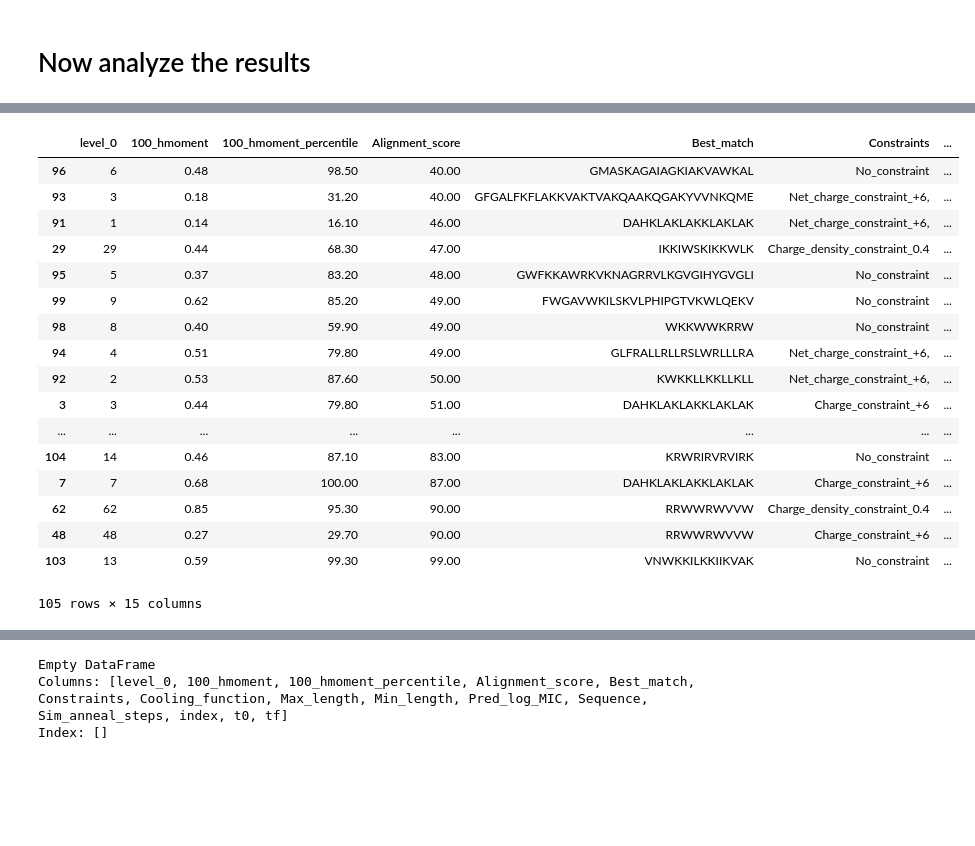
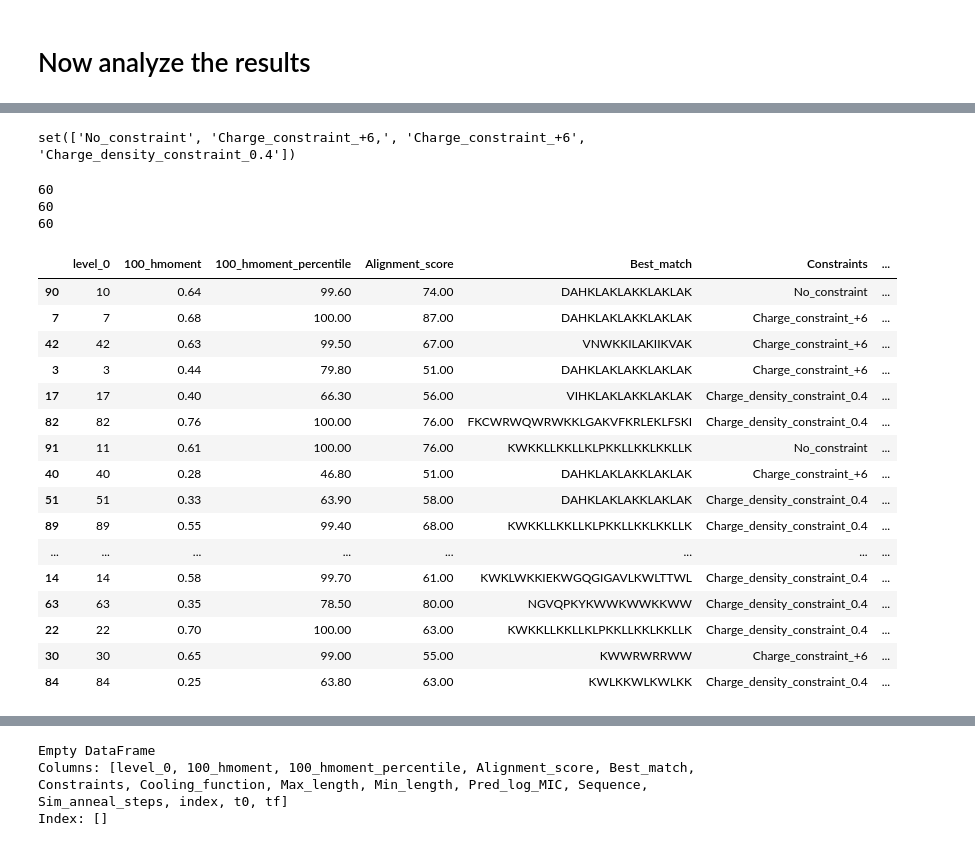
Before and after one commit to zswitten/Antimicrobial-Peptides, a Jupyter notebook: MIC_Neural_Networks_Cleaned_up_version.ipynb, the cells around one changed output, grey strips where cells are left out. Saved outputs shown, nothing was run; the diff lists cells and outputs as text; code cells hidden in the pictures; blank space fills up the shorter version.

```diff
--- a/MIC_Neural_Networks_Cleaned_up_version.ipynb
+++ b/MIC_Neural_Networks_Cleaned_up_version.ipynb
@@ -1560,24 +1644,42 @@ all_peptide_df[60:105]
+# %%
+all_peptide_df = all_peptide_df[all_peptide_df.Cooling_function=='Power'].reset_index(drop=True)
+# %%
+print set(all_peptide_df.Constraints)
+no_constraint_peptides = all_peptide_df[all_peptide_df.Constraints=='No_constraint'].reset_index(drop=True)
+charge_constraint_peptides1 = all_peptide_df[all_peptide_df.Constraints=='Charge_constraint_+6'].reset_index(drop=True)
+charge_constraint_peptides2 = all_peptide_df[all_peptide_df.Constraints=='Charge_constraint_+6,'].reset_index(drop=True)
+charge_constraint_peptides = pd.concat([charge_constraint_peptides1,charge_constraint_peptides2]).reset_index(drop=True)
+charge_density_constraint_peptides = all_peptide_df[all_peptide_df.Constraints=='Charge_density_constraint_0.4'].reset_index(drop=True)
+# %% [output]
+set(['No_constraint', 'Charge_constraint_+6,', 'Charge_constraint_+6', 'Charge_density_constraint_0.4'])
+# %%
+print len(no_constraint_peptides)
+print len(charge_constraint_peptides)
+print len(charge_density_constraint_peptides)
+# %% [output]
+60
+60
+60
 # %%
 sub_um_df = all_peptide_df[all_peptide_df['Pred_log_MIC']<0].reset_index(drop=True)
 sub_um_good_hmoment_df = sub_um_df[sub_um_df['100_hmoment_percentile']>90].reset_index(drop=True)
 # %%
-all_peptide_df.sort_values(['Alignment_score'])
+all_peptide_df.sort_values(['Pred_log_MIC'])[0:30]
 # %% [output]
 |  | level_0 | 100_hmoment | 100_hmoment_percentile | Alignment_score | Best_match | Constraints | ... |
-| 96 | 6 | 0.48 | 98.50 | 40.00 | GMASKAGAIAGKIAKVAWKAL | No_constraint | ... |
-| 93 | 3 | 0.18 | 31.20 | 40.00 | GFGALFKFLAKKVAKTVAKQAAKQGAKYVVNKQME | Net_charge_constraint_+6, | ... |
-| 91 | 1 | 0.14 | 16.10 | 46.00 | DAHKLAKLAKKLAKLAK | Net_charge_constraint_+6, | ... |
-| 29 | 29 | 0.44 | 68.30 | 47.00 | IKKIWSKIKKWLK | Charge_density_constraint_0.4 | ... |
-| 95 | 5 | 0.37 | 83.20 | 48.00 | GWFKKAWRKVKNAGRRVLKGVGIHYGVGLI | No_constraint | ... |
-| 99 | 9 | 0.62 | 85.20 | 49.00 | FWGAVWKILSKVLPHIPGTVKWLQEKV | No_constraint | ... |
-| 98 | 8 | 0.40 | 59.90 | 49.00 | WKKWWKRRW | No_constraint | ... |
-| 94 | 4 | 0.51 | 79.80 | 49.00 | GLFRALLRLLRSLWRLLLRA | Net_charge_constraint_+6, | ... |
-| 92 | 2 | 0.53 | 87.60 | 50.00 | KWKKLLKKLLKLL | Net_charge_constraint_+6, | ... |
+| 90 | 10 | 0.64 | 99.60 | 74.00 | DAHKLAKLAKKLAKLAK | No_constraint | ... |
+| 7 | 7 | 0.68 | 100.00 | 87.00 | DAHKLAKLAKKLAKLAK | Charge_constraint_+6 | ... |
+| 42 | 42 | 0.63 | 99.50 | 67.00 | VNWKKILAKIIKVAK | Charge_constraint_+6 | ... |
 | 3 | 3 | 0.44 | 79.80 | 51.00 | DAHKLAKLAKKLAKLAK | Charge_constraint_+6 | ... |
+| 17 | 17 | 0.40 | 66.30 | 56.00 | VIHKLAKLAKKLAKLAK | Charge_density_constraint_0.4 | ... |
+| 82 | 82 | 0.76 | 100.00 | 76.00 | FKCWRWQWRWKKLGAKVFKRLEKLFSKI | Charge_density_constraint_0.4 | ... |
+| 91 | 11 | 0.61 | 100.00 | 76.00 | KWKKLLKKLLKLPKKLLKKLKKLLK | No_constraint | ... |
+| 40 | 40 | 0.28 | 46.80 | 51.00 | DAHKLAKLAKKLAKLAK | Charge_constraint_+6 | ... |
+| 51 | 51 | 0.33 | 63.90 | 58.00 | DAHKLAKLAKKLAKLAK | Charge_density_constraint_0.4 | ... |
+| 89 | 89 | 0.55 | 99.40 | 68.00 | KWKKLLKKLLKLPKKLLKKLKKLLK | Charge_density_constraint_0.4 | ... |
 | ... | ... | ... | ... | ... | ... | ... | ... |
-| 104 | 14 | 0.46 | 87.10 | 83.00 | KRWRIRVRVIRK | No_constraint | ... |
-| 7 | 7 | 0.68 | 100.00 | 87.00 | DAHKLAKLAKKLAKLAK | Charge_constraint_+6 | ... |
-| 62 | 62 | 0.85 | 95.30 | 90.00 | RRWWRWVVW | Charge_density_constraint_0.4 | ... |
-| 48 | 48 | 0.27 | 29.70 | 90.00 | RRWWRWVVW | Charge_constraint_+6 | ... |
-| 103 | 13 | 0.59 | 99.30 | 99.00 | VNWKKILKKIIKVAK | No_constraint | ... |
+| 14 | 14 | 0.58 | 99.70 | 61.00 | KWKLWKKIEKWGQGIGAVLKWLTTWL | Charge_density_constraint_0.4 | ... |
+| 63 | 63 | 0.35 | 78.50 | 80.00 | NGVQPKYKWWKWWKKWW | Charge_density_constraint_0.4 | ... |
+| 22 | 22 | 0.70 | 100.00 | 63.00 | KWKKLLKKLLKLPKKLLKKLKKLLK | Charge_density_constraint_0.4 | ... |
+| 30 | 30 | 0.65 | 99.00 | 55.00 | KWWRWRRWW | Charge_constraint_+6 | ... |
+| 84 | 84 | 0.25 | 63.80 | 63.00 | KWLKKWLKWLKK | Charge_density_constraint_0.4 | ... |
-105 rows × 15 columns
```
Also changed, not shown: parts of 88 cells of this notebook.
